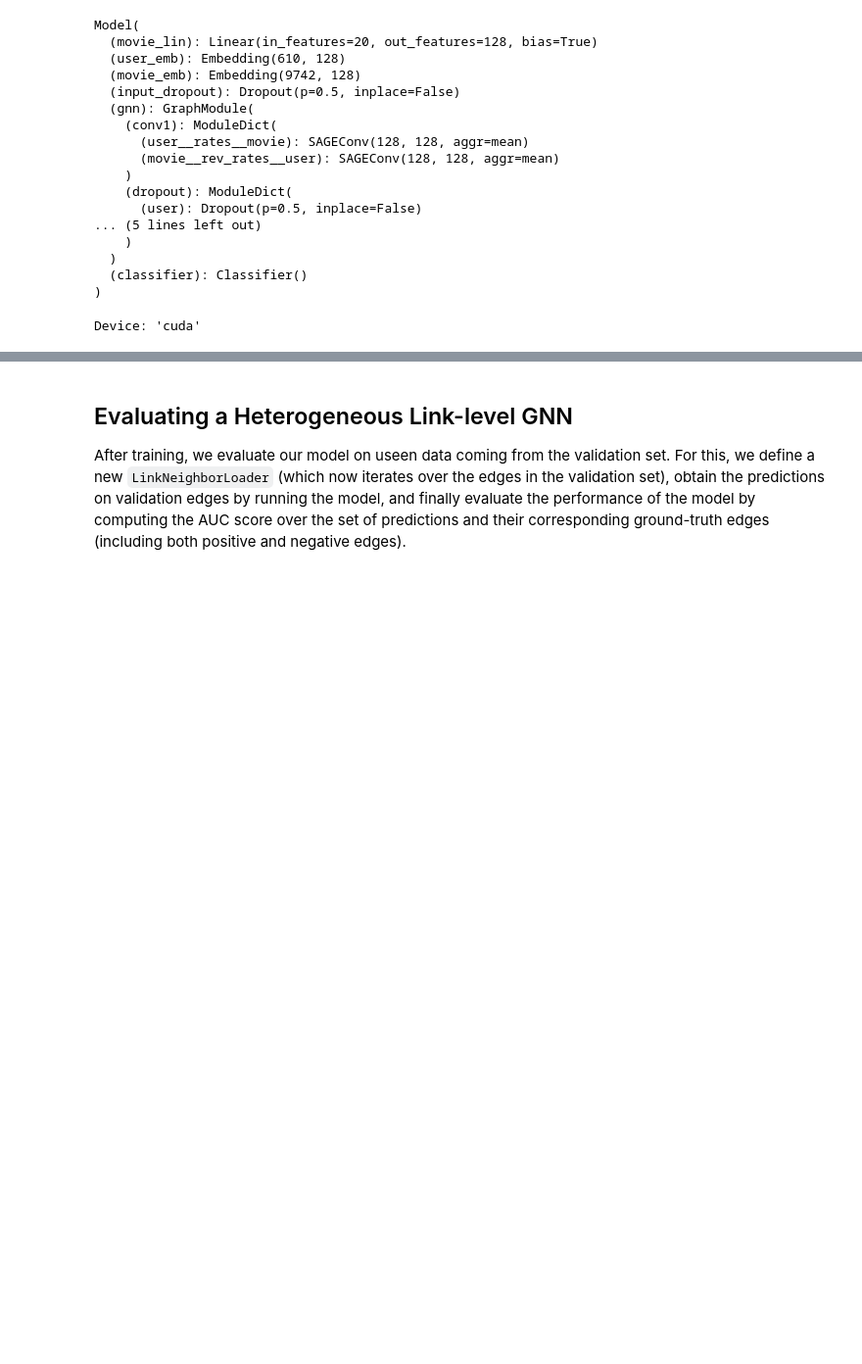
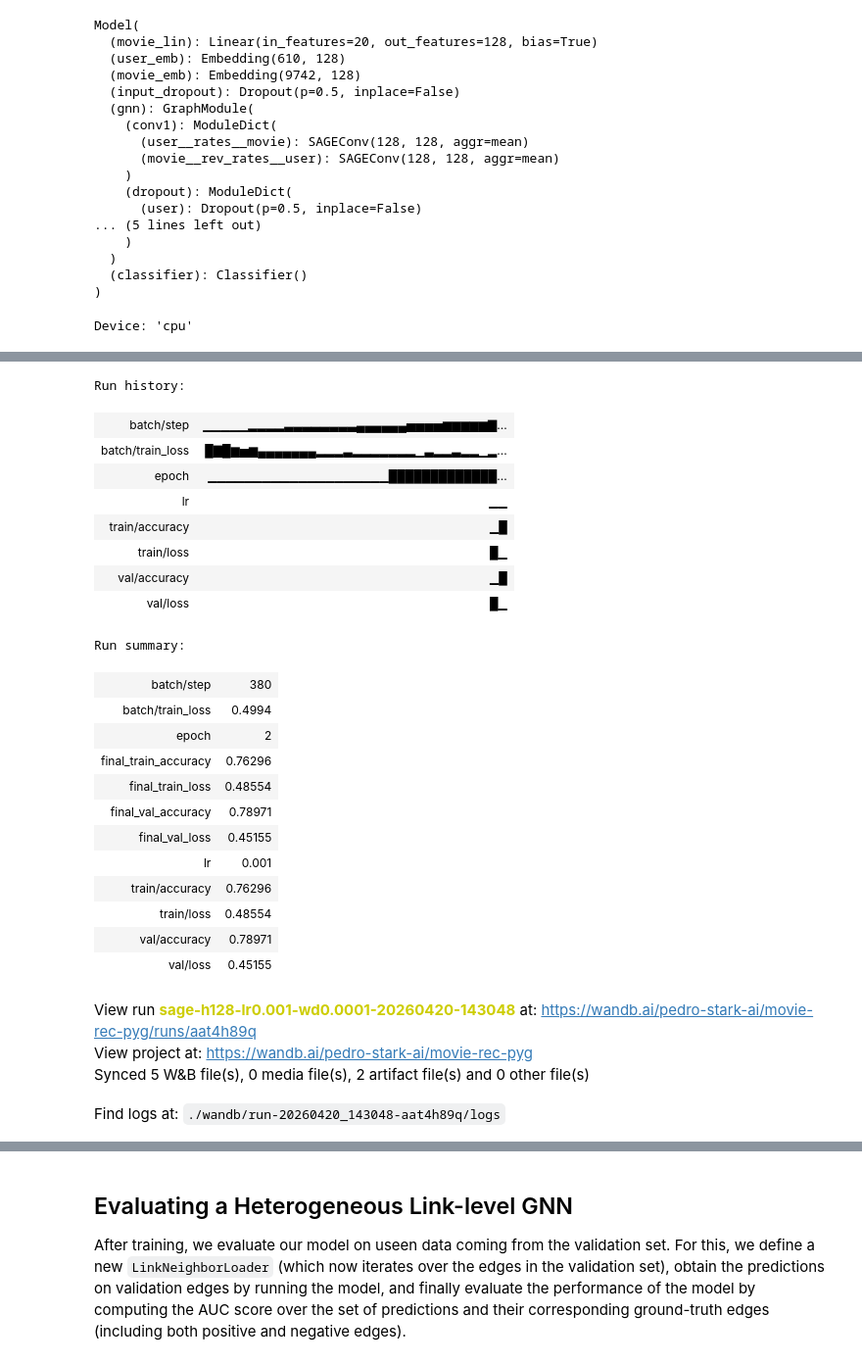
Before and after one commit to HemaNaidu91/tsm_mach_le_data, a Jupyter notebook: training/poc/graph-nn-link-prediction.ipynb, the cells around one changed output, grey strips where cells are left out. Shown at 98% size. Cells and saved outputs as stored; diff of their text form; code cells hidden in the pictures; blank space fills up the shorter version.

```diff
--- a/training/poc/graph-nn-link-prediction.ipynb
+++ b/training/poc/graph-nn-link-prediction.ipynb
@@ -612,7 +627,7 @@ for epoch in range(1, config["epochs"] + 1):
         f"Val Loss: {val_loss:.4f}, Val Acc: {val_acc:.4f}"
     )
 
-    # Epoch-level logging
+    # Epoch-level logging and checkpointing
     if config["use_wandb"]:
         wandb.log(
             {
@@ -626,6 +641,20 @@ for epoch in range(1, config["epochs"] + 1):
             step=global_step,
         )
 
+        # Checkpointing based on validation loss
+        if val_loss < best_val_loss:
+            best_val_loss = val_loss
+            torch.save(
+                {
+                    "epoch": epoch,
+                    "model_state_dict": model.state_dict(),
+                    "optimizer_state_dict": optimizer.state_dict(),
+                    "val_loss": val_loss,
+                    "config": config,
+                },
+                best_ckpt_path,
+            )
+
 print("\nFinal metrics:")
 print(f"Train Loss: {train_losses[-1]:.4f}, Train Acc: {train_accuracies[-1]:.4f}")
 print(f"Val Loss: {val_losses[-1]:.4f}, Val Acc: {val_accuracies[-1]:.4f}")
@@ -637,6 +666,20 @@ if config["use_wandb"]:
     wandb.summary["final_val_loss"] = val_losses[-1]
     wandb.summary["final_val_accuracy"] = val_accuracies[-1]
 
+    # Also upload the best checkpoint
+    model_artifact = wandb.Artifact(
+        name="movie-rec-link-prediction-weights",
+        type="model",
+        metadata={
+            "best_val_loss": best_val_loss,
+            "config": config,
+            "run_name": run_name,
+        },
+    )
+    model_artifact.add_file(str(best_ckpt_path))
+    run.log_artifact(model_artifact)
+    run.finish()
+
     wandb.finish()
 # %% [output]
-Device: 'cuda'
+Device: 'cpu'
@@ -649,3 +693,29 @@ Val Loss: 0.4494, Val Acc: 0.7897
+Run history:
+| batch/step | ▁▁▁▁▁▂▂▂▂▃▃▃▃▃▃▃▃▄▄▄▄▄▄▅▅▅▅▆▆▆▆▆▇... |
+| batch/train_loss | █▇█▆▅▆▄▄▄▄▄▄▄▂▂▂▃▂▂▂▂▂▂▂▁▃▂▂▃▂▂▁▂... |
+| epoch | ▁▁▁▁▁▁▁▁▁▁▁▁▁▁▁▁▁▁▁▁█████████████... |
+| lr | ▁▁ |
+| train/accuracy | ▁█ |
+| train/loss | █▁ |
+| val/accuracy | ▁█ |
+| val/loss | █▁ |
+Run summary:
+| batch/step | 380 |
+| batch/train_loss | 0.4994 |
+| epoch | 2 |
+| final_train_accuracy | 0.76296 |
+| final_train_loss | 0.48554 |
+| final_val_accuracy | 0.78971 |
+| final_val_loss | 0.45155 |
+| lr | 0.001 |
+| train/accuracy | 0.76296 |
+| train/loss | 0.48554 |
+| val/accuracy | 0.78971 |
+| val/loss | 0.45155 |
+View run sage-h128-lr0.001-wd0.0001-20260420-143048 at: https://wandb.ai/pedro-stark-ai/movie-rec-pyg/runs/aat4h89q
+View project at: https://wandb.ai/pedro-stark-ai/movie-rec-pyg
+Synced 5 W&B file(s), 0 media file(s), 2 artifact file(s) and 0 other file(s)
+Find logs at: ./wandb/run-20260420_143048-aat4h89q/logs
 # %%
 import matplotlib.pyplot as plt
 
```
Also changed, not shown: parts of 12 cells of this notebook, 11 other files.
